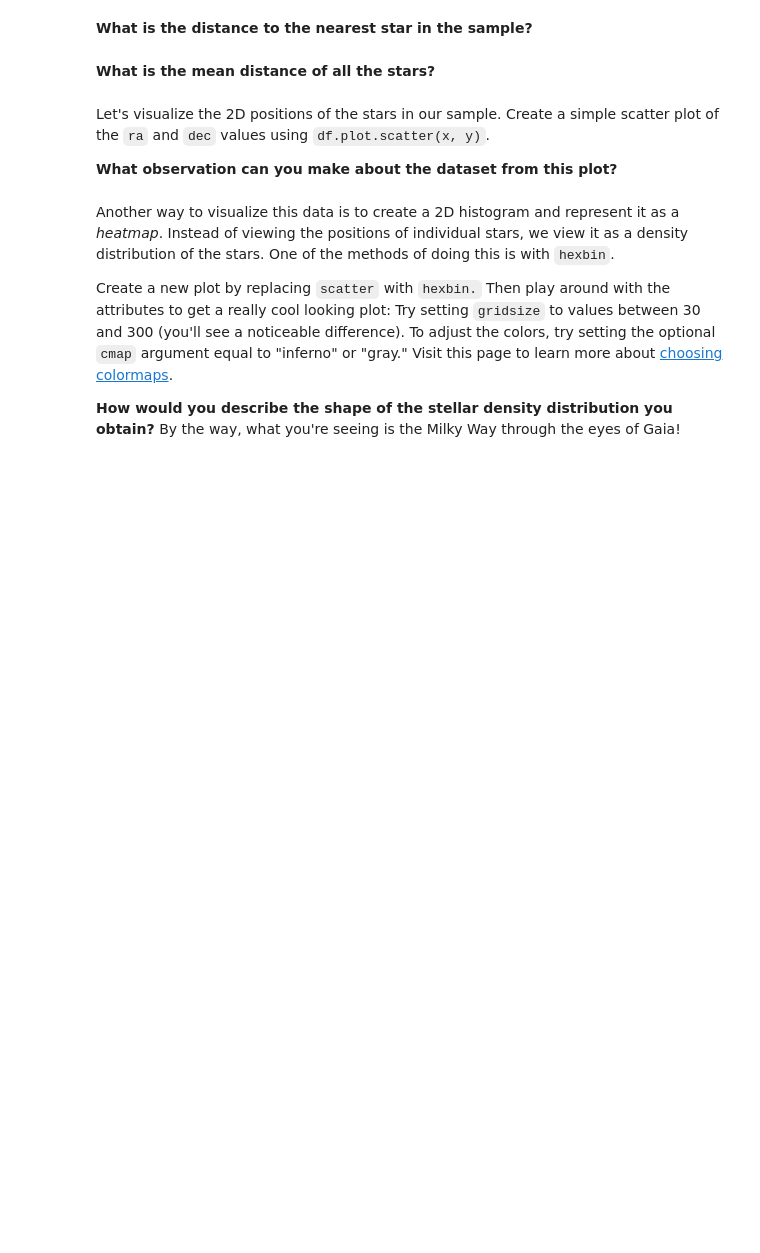
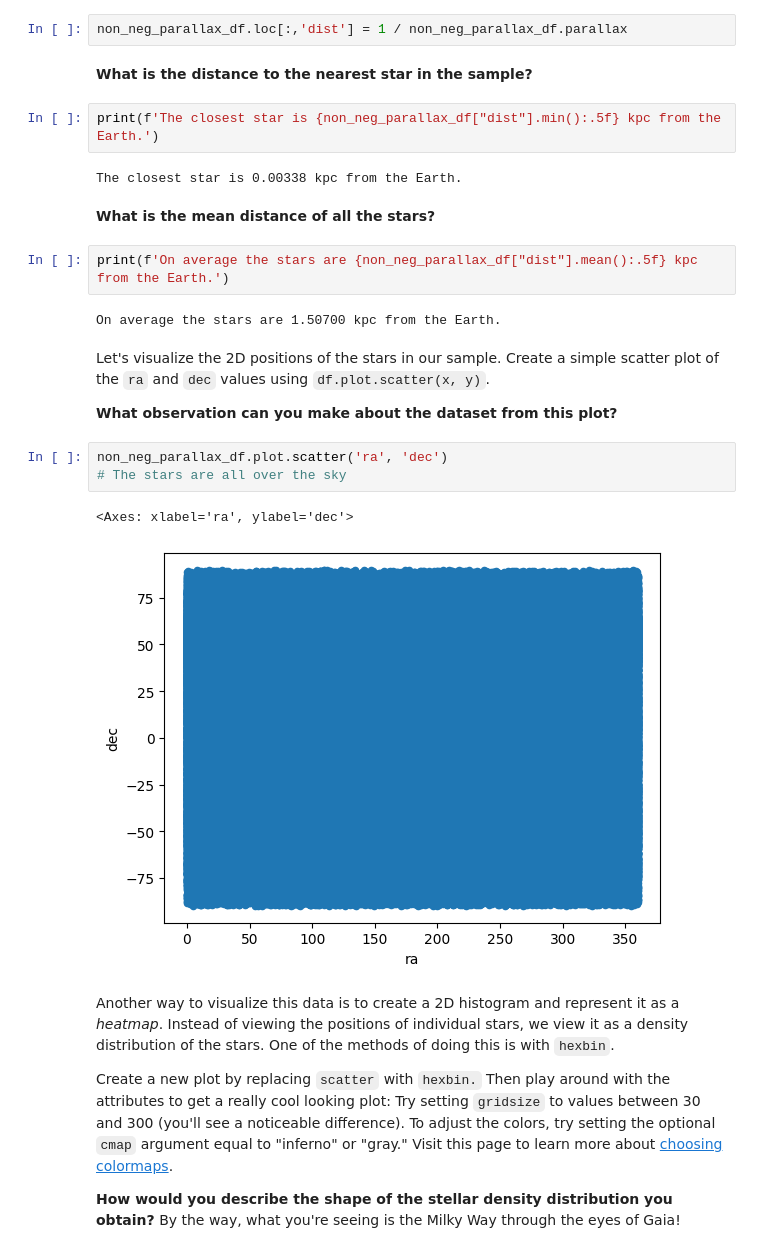
Before and after one commit to CIERA-Northwestern/REACHpy, a Jupyter notebook: Module_3/Challenge_1_Gaia_with_Pandas.ipynb, the cells around one changed output. Drawn from its saved outputs; the diff is of its cells as text; blank space fills up the shorter version.

```diff
--- a/Module_3/Challenge_1_Gaia_with_Pandas.ipynb
+++ b/Module_3/Challenge_1_Gaia_with_Pandas.ipynb
@@ -106,14 +180,30 @@ Recreate the three histograms we made earlier (ra, dec and parallax) on this fil
 ##Section 5: Calculating distances to the stars
 # %% [markdown]
 **Use the relationship between parallax and distance to add a new column named 'dist' that contains the distances to the stars.** Recall that the parallaxes are reported in milliarcseconds.
+# %%
+non_neg_parallax_df.loc[:,'dist'] = 1 / non_neg_parallax_df.parallax
 # %% [markdown]
 **What is the distance to the nearest star in the sample?**
+# %%
+print(f'The closest star is {non_neg_parallax_df["dist"].min():.5f} kpc from the Earth.')
+# %% [output]
+The closest star is 0.00338 kpc from the Earth.
 # %% [markdown]
 **What is the mean distance of all the stars?**
+# %%
+print(f'On average the stars are {non_neg_parallax_df["dist"].mean():.5f} kpc from the Earth.')
+# %% [output]
+On average the stars are 1.50700 kpc from the Earth.
 # %% [markdown]
 Let's visualize the 2D positions of the stars in our sample. Create a simple scatter plot of the `ra` and `dec` values using `df.plot.scatter(x, y)`.
 
 **What observation can you make about the dataset from this plot?**
+# %%
+non_neg_parallax_df.plot.scatter('ra', 'dec')
+# The stars are all over the sky
+# %% [output]
+<Axes: xlabel='ra', ylabel='dec'>
+[figure, added]
 # %% [markdown]
 Another way to visualize this data is to create a 2D histogram and represent it as a *heatmap*. Instead of viewing the positions of individual stars, we view it as a density distribution of the stars.
 One of the methods of doing this is with `hexbin`.
```
Also changed, not shown: parts of 14 cells of this notebook, 1 other file.
